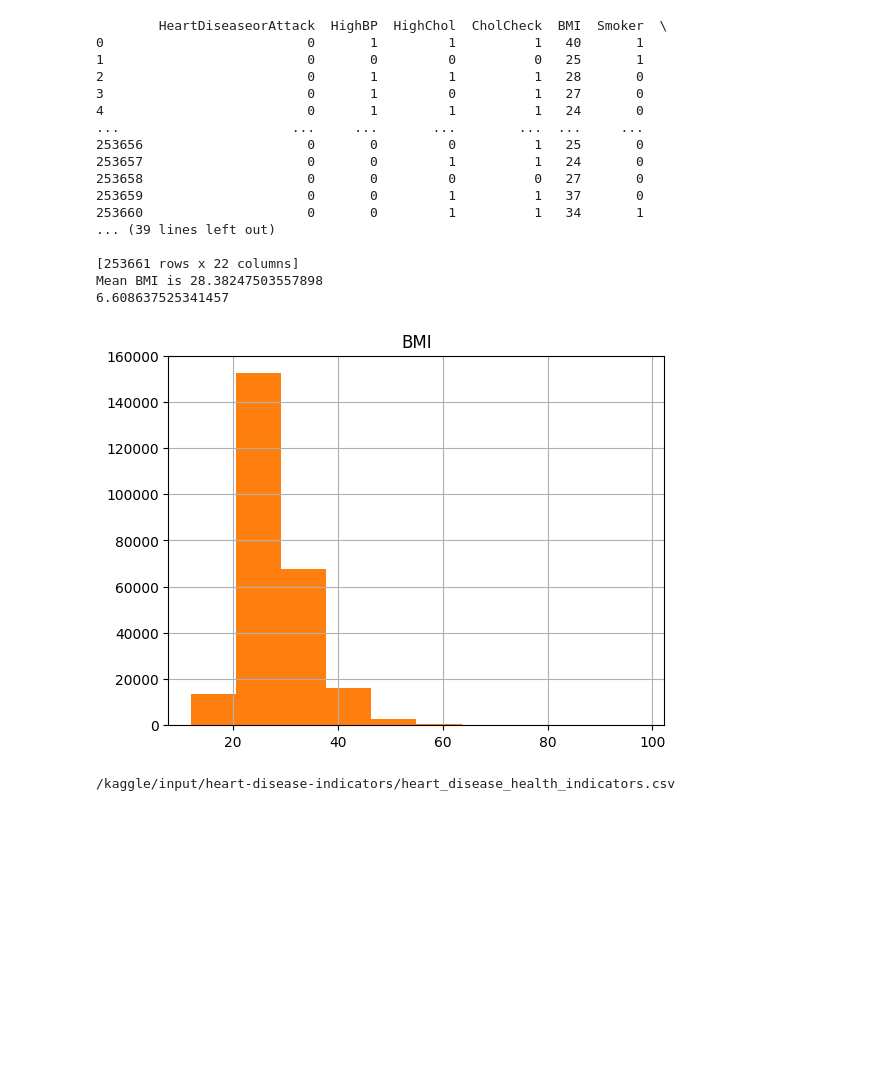
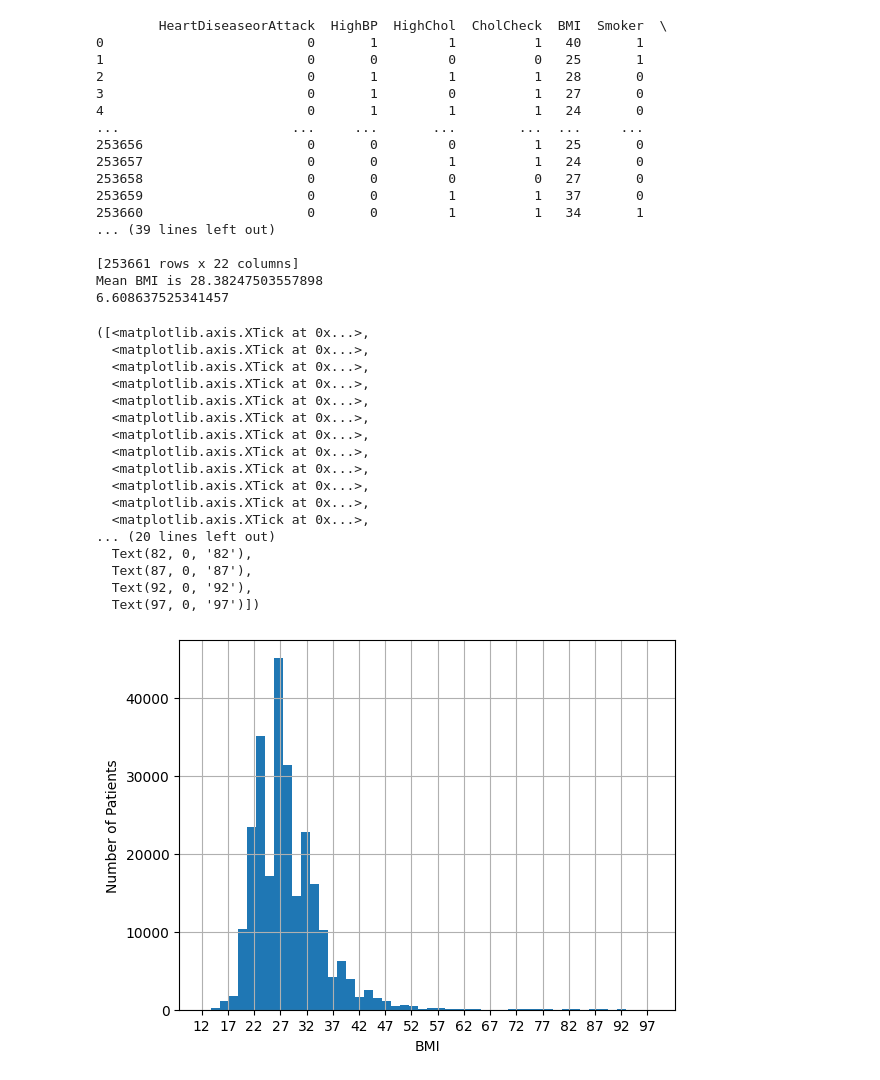
Before and after one commit to harshsinha-12/Kaggle_DataSets, a Jupyter notebook: heart-disease-bmi-age.ipynb, the cells around one changed output. Cells and saved outputs as stored; diff of their text form; code cells hidden in the pictures; blank space fills up the shorter version.

Commit message:
Kaggle Notebook | Heart Disease BMI | Version 11

```diff
--- a/heart-disease-bmi-age.ipynb
+++ b/heart-disease-bmi-age.ipynb
@@ -5,61 +5,55 @@
 
 import numpy as np # linear algebra
 import pandas as pd # data processing, CSV file I/O (e.g. pd.read_csv)
+import matplotlib.pyplot as plt
 
 df = pd.read_csv('/kaggle/input/heart-disease-indicators/heart_disease_health_indicators.csv')
 print(df)
 
 mean = df['BMI'].mean()
 print("Mean BMI is",mean)
 
 sdv = df['BMI'].std()
 print(sdv)
 
-# import numpy as np
-hist = df['BMI'].hist(bins = 10)
 
-
-
-
-#matplotlib
-
-import matplotlib.pyplot as plt
-# import numpy as np
-
-x = df['BMI']
-
-plt.hist(x, bins = 10)
-plt.title('BMI')
-plt.show()
-
-
-# Input data files are available in the read-only "../input/" directory
-# For example, running this (by clicking run or pressing Shift+Enter) will list all files under the input directory
-
-import os
-for dirname, _, filenames in os.walk('/kaggle/input'):
-    for filename in filenames:
-        print(os.path.join(dirname, filename))
-
-# You can write up to 20GB to the current directory (/kaggle/working/) that gets preserved as output when you create a version using "Save & Run All"
-# You can also write temporary files to /kaggle/temp/, but they won't be saved outside of the current session
+hist = df['BMI'].hist(bins = 50)
+plt.xlabel("BMI")
+plt.ylabel('Number of Patients')
+plt.xticks(list(np.arange(min(df['BMI']), max(df['BMI'])+1, step = 5)))
 # %% [output]
         HeartDiseaseorAttack  HighBP  HighChol  CholCheck  BMI  Smoker  \
 0                          0       1         1          1   40       1
 1                          0       0         0          0   25       1
 2                          0       1         1          1   28       0
 3                          0       1         0          1   27       0
 4                          0       1         1          1   24       0
 ...                      ...     ...       ...        ...  ...     ...
 253656                     0       0         0          1   25       0
 253657                     0       0         1          1   24       0
 253658                     0       0         0          0   27       0
 253659                     0       0         1          1   37       0
 253660                     0       0         1          1   34       1
 ... (39 lines left out)
 
 [253661 rows x 22 columns]
 Mean BMI is 28.38247503557898
 6.608637525341457
+([<matplotlib.axis.XTick at 0x...>,
+  <matplotlib.axis.XTick at 0x...>,
+  <matplotlib.axis.XTick at 0x...>,
+  <matplotlib.axis.XTick at 0x...>,
+  <matplotlib.axis.XTick at 0x...>,
+  <matplotlib.axis.XTick at 0x...>,
+  <matplotlib.axis.XTick at 0x...>,
+  <matplotlib.axis.XTick at 0x...>,
+  <matplotlib.axis.XTick at 0x...>,
+  <matplotlib.axis.XTick at 0x...>,
+  <matplotlib.axis.XTick at 0x...>,
+  <matplotlib.axis.XTick at 0x...>,
+... (20 lines left out)
+  Text(82, 0, '82'),
+  Text(87, 0, '87'),
+  Text(92, 0, '92'),
+  Text(97, 0, '97')])
-[figure, old version]
+[figure, new version]
-/kaggle/input/heart-disease-indicators/heart_disease_health_indicators.csv
```
Also changed, not shown: parts of 3 cells of this notebook.
